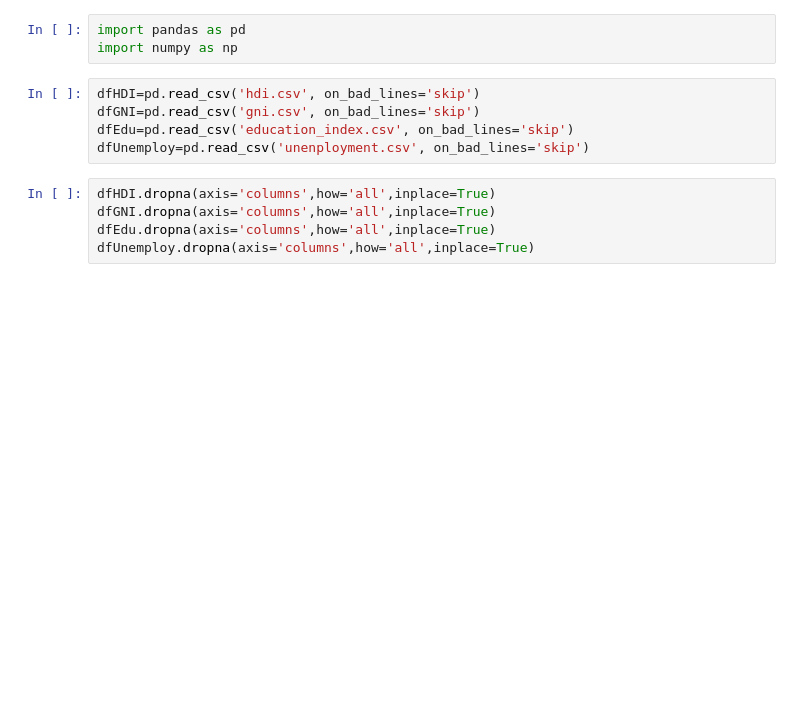
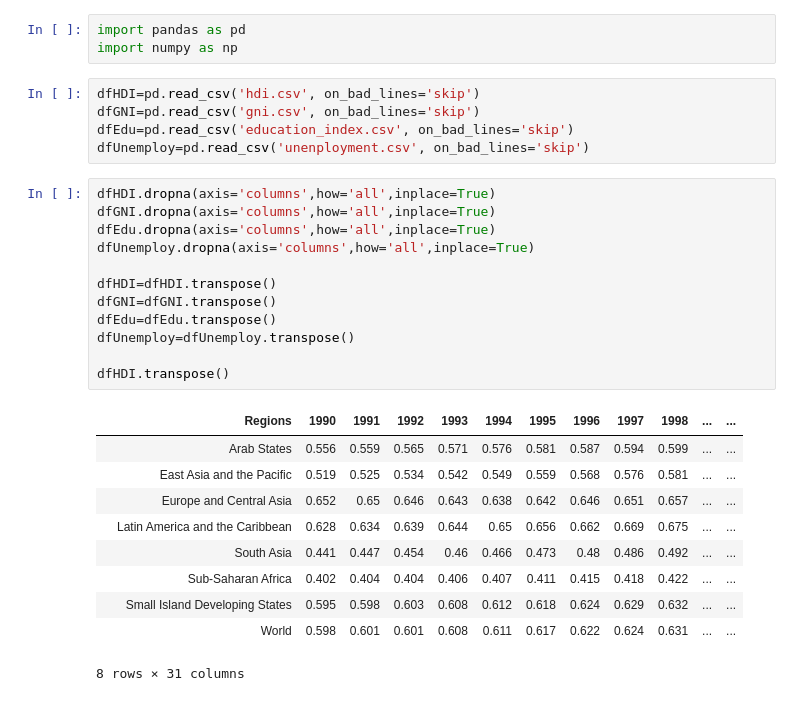
Before and after one commit to kevbuh/mcm_keviansud, a Jupyter notebook: sud_notebook.ipynb, the cells around one changed output. Drawn from its saved outputs; the diff is of its cells as text; blank space fills up the shorter version.

```diff
--- a/sud_notebook.ipynb
+++ b/sud_notebook.ipynb
@@ -9,5 +9,23 @@ dfUnemploy=pd.read_csv('unenployment.csv', on_bad_lines='skip')
 # %%
 dfHDI.dropna(axis='columns',how='all',inplace=True)
 dfGNI.dropna(axis='columns',how='all',inplace=True)
 dfEdu.dropna(axis='columns',how='all',inplace=True)
 dfUnemploy.dropna(axis='columns',how='all',inplace=True)
+
+dfHDI=dfHDI.transpose()
+dfGNI=dfGNI.transpose()
+dfEdu=dfEdu.transpose()
+dfUnemploy=dfUnemploy.transpose()
+
+dfHDI.transpose()
+# %% [output]
+|  | Regions | 1990 | 1991 | 1992 | 1993 | 1994 | 1995 | 1996 | 1997 | 1998 | ... | ... |
+|  | Arab States | 0.556 | 0.559 | 0.565 | 0.571 | 0.576 | 0.581 | 0.587 | 0.594 | 0.599 | ... | ... |
+|  | East Asia and the Pacific | 0.519 | 0.525 | 0.534 | 0.542 | 0.549 | 0.559 | 0.568 | 0.576 | 0.581 | ... | ... |
+|  | Europe and Central Asia | 0.652 | 0.65 | 0.646 | 0.643 | 0.638 | 0.642 | 0.646 | 0.651 | 0.657 | ... | ... |
+|  | Latin America and the Caribbean | 0.628 | 0.634 | 0.639 | 0.644 | 0.65 | 0.656 | 0.662 | 0.669 | 0.675 | ... | ... |
+|  | South Asia | 0.441 | 0.447 | 0.454 | 0.46 | 0.466 | 0.473 | 0.48 | 0.486 | 0.492 | ... | ... |
+|  | Sub-Saharan Africa | 0.402 | 0.404 | 0.404 | 0.406 | 0.407 | 0.411 | 0.415 | 0.418 | 0.422 | ... | ... |
+|  | Small Island Developing States | 0.595 | 0.598 | 0.603 | 0.608 | 0.612 | 0.618 | 0.624 | 0.629 | 0.632 | ... | ... |
+|  | World | 0.598 | 0.601 | 0.601 | 0.608 | 0.611 | 0.617 | 0.622 | 0.624 | 0.631 | ... | ... |
+8 rows × 31 columns
```
Also changed, not shown: parts of 4 cells of this notebook, 1 other file.
